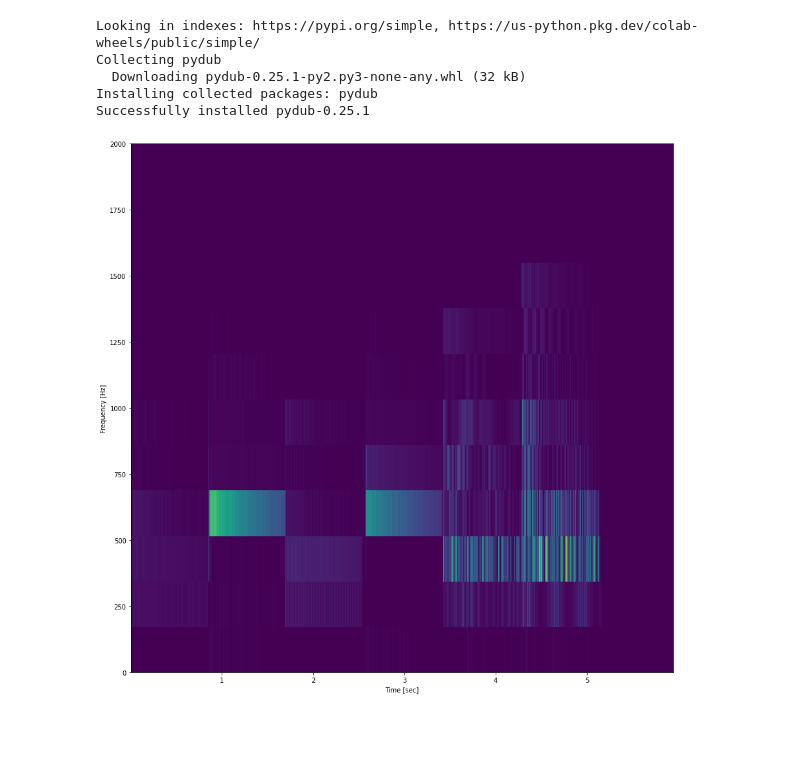
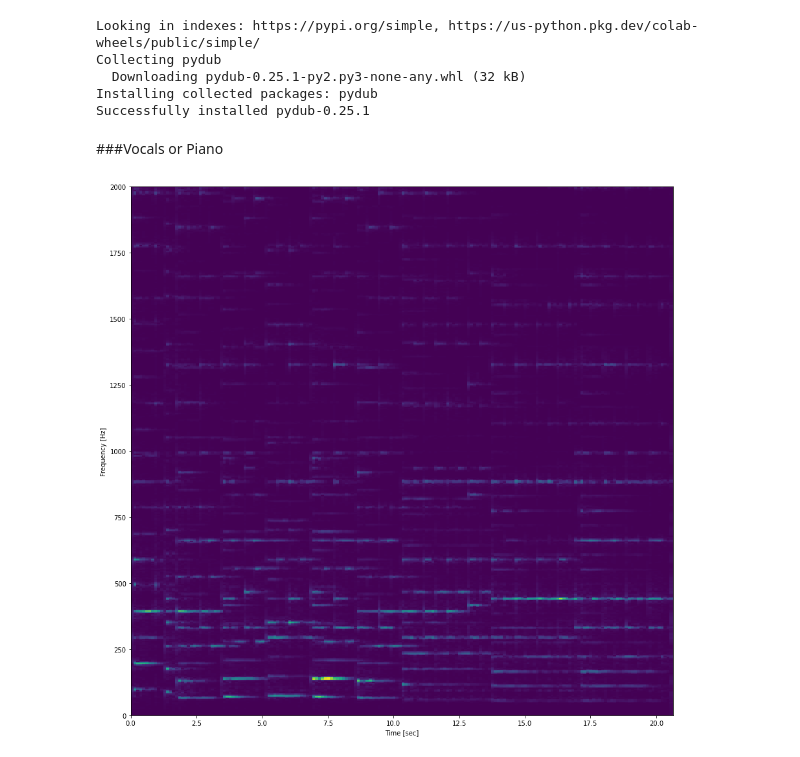
Before and after one commit to leodup/HummingFace, a Jupyter notebook: HummingFace.ipynb, the cells around one changed output. Cells and saved outputs as stored; diff of their text form; code cells hidden in the pictures; blank space fills up the shorter version.

```diff
--- a/HummingFace.ipynb
+++ b/HummingFace.ipynb
@@ -15,21 +42,24 @@ import numpy as np
+# %% [markdown]
+###Vocals or Piano
 # %%
 # Be sure that your wav file is mono (single channel) and not stereo (dual channel) before trying to do this
-sound = AudioSegment.from_wav("Piano_1.wav")
+sound = AudioSegment.from_wav("No_Time_Piano.wav")
 sound = sound.set_channels(1)
-sound.export("Mono_1.wav", format="wav")
+sound.export("Mono_2.wav", format="wav")
 
-sample_rate, samples = wavfile.read("Mono_1.wav")
-frequencies, times, spectrogram = signal.spectrogram(samples, sample_rate)
+sample_rate_2, samples_2 = wavfile.read("Mono_2.wav")
+# frequencies, times, spectrogram = signal.spectrogram(samples, sample_rate)
+frequencies_2, times_2, spectrogram_2 = signal.stft(samples_2, fs=sample_rate_2, nperseg=10000)
 # %%
 f = plt.figure()
 f.set_figwidth(15)
 f.set_figheight(15)
 
-plt.pcolormesh(times, frequencies, spectrogram)
+plt.pcolormesh(times_2, frequencies_2, np.abs(spectrogram_2))
 # plt.imshow(spectrogram)
 plt.ylabel('Frequency [Hz]')
 plt.xlabel('Time [sec]')
 plt.ylim([0, 2000])
 plt.show()
 # %% [output]
-[figure, old version]
+[figure, new version]
```
Also changed, not shown: parts of 16 cells of this notebook, 2 other files.
